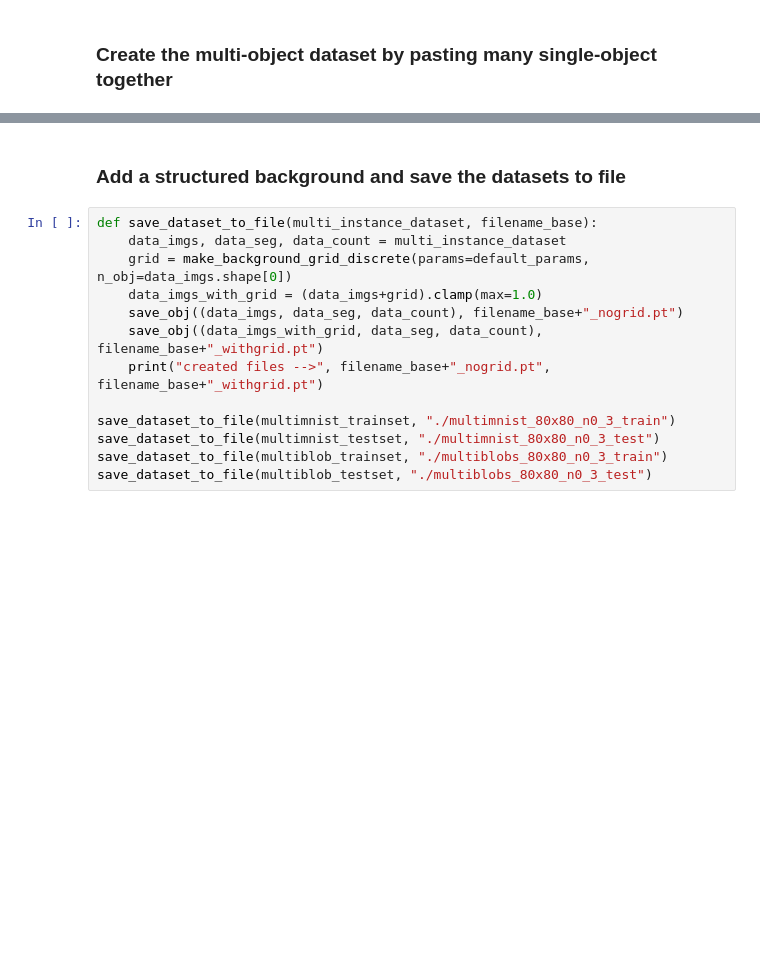
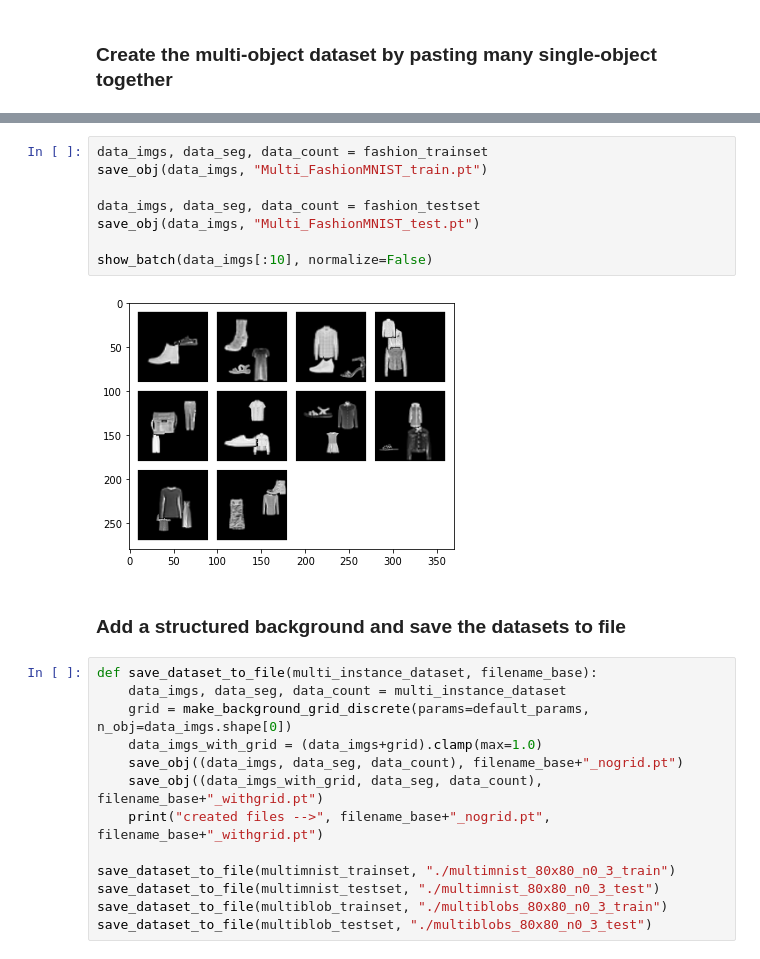
Before and after one commit to broadinstitute/genus, a Jupyter notebook: src/notebook1_create_synthetic_dataset.ipynb, the cells around one changed output, grey strips where cells are left out. Saved outputs shown, nothing was run; the diff lists cells and outputs as text; blank space fills up the shorter version.

```diff
--- a/src/notebook1_create_synthetic_dataset.ipynb
+++ b/src/notebook1_create_synthetic_dataset.ipynb
@@ -289,3 +334,13 @@ FINAL counter_for_class ----> tensor([  0,   0, 100, 100])
+# %%
+data_imgs, data_seg, data_count = fashion_trainset
+save_obj(data_imgs, "Multi_FashionMNIST_train.pt")
+
+data_imgs, data_seg, data_count = fashion_testset
+save_obj(data_imgs, "Multi_FashionMNIST_test.pt")
+
+show_batch(data_imgs[:10], normalize=False)
+# %% [output]
+[figure, added]
 # %% [markdown]
 ### Add a structured background and save the datasets to file
 # %%
```
Also changed, not shown: parts of 10 cells of this notebook, 3 other files.
